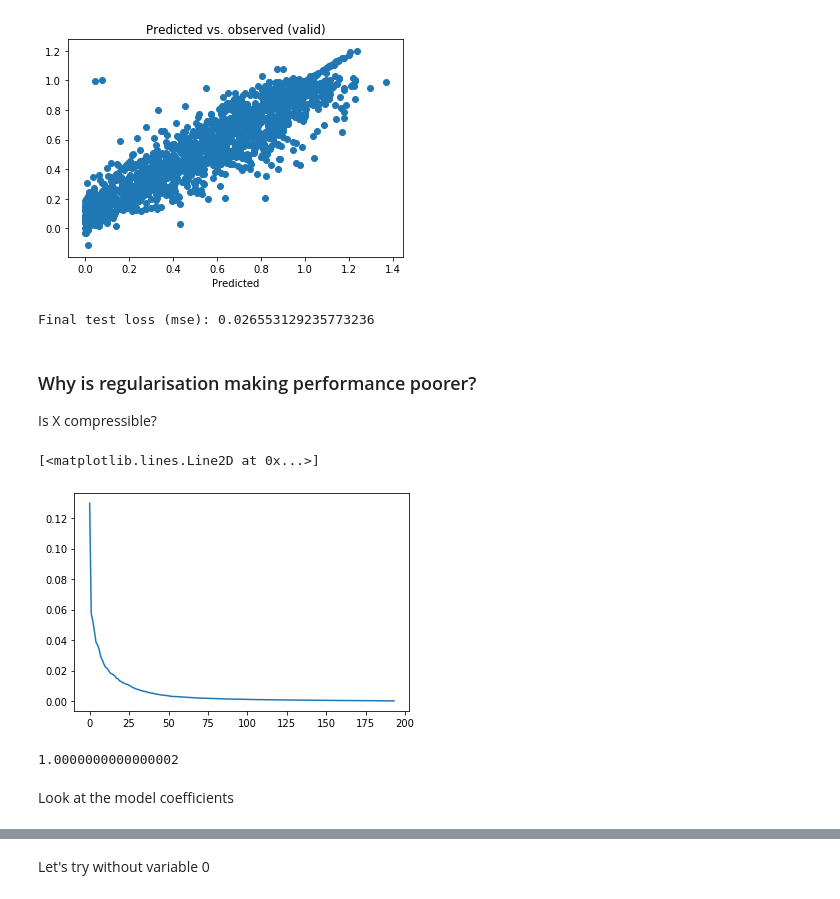
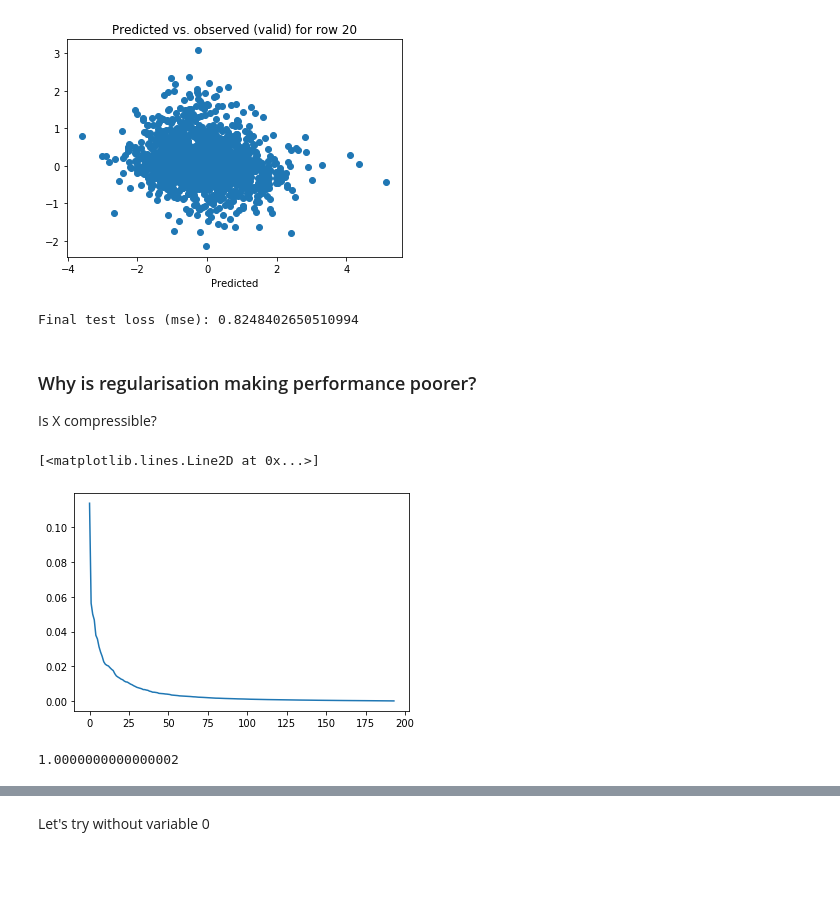
Before and after one commit to notreallyme2/teas, a Jupyter notebook: lasso_baseline.ipynb, the cells around one changed output, grey strips where cells are left out. Saved outputs shown, nothing was run; the diff lists cells and outputs as text; code cells hidden in the pictures; blank space fills up the shorter version.

```diff
--- a/lasso_baseline.ipynb
+++ b/lasso_baseline.ipynb
@@ -16,0 +22,4 @@ X_idx = [i for (i, e) in enumerate(X_bool) if e]
+# %%
+# NORMALIZE
+z_transform = StandardScaler(copy=False)
+z_transform.fit_transform(synthetic_expression_data)
@@ -20,7 +47,7 @@ train, valid, test = (
     synthetic_expression_data.values[500:700, :],
     synthetic_expression_data.values[700:, :])
 # %%
-alphas = np.linspace(0.001, 0.06, num=20)
+alphas = np.linspace(0.01, 0.25, num=20)
 valid_losses = []
 for alpha in alphas:
     print("Computing validation loss for alpha = {}".format(alpha))
@@ -60,17 +96,17 @@ lasso_model = Lasso(alphas[np.argmin(valid_losses)]).fit(train[:, X_bool], train
 # %%
-# plot predicted vs. observed
-Y_hat = lasso_model.predict(valid[:, X_bool])
-plt.scatter(valid[0], Y_hat[0])
+# plot predicted vs. observed for a random row
+idx = np.random.randint(0, valid.shape[0])
+plt.scatter(valid[idx], Y_hat[idx])
 plt.xlabel("Observed")
 plt.xlabel("Predicted")
-plt.title("Predicted vs. observed (valid)");
+plt.title("Predicted vs. observed (valid) for row {}".format(idx));
 # %% [output]
-[figure, old version]
+[figure, new version]
 # %%
 Y_hat = lasso_model.predict(test[:, X_bool])
 print("Final test loss (mse): {}".format(mean_squared_error(Y_hat, test)))
 # %% [output]
-Final test loss (mse): 0.026553129235773236
+Final test loss (mse): 0.8248402650510994
 # %% [markdown]
 ### Why is regularisation making performance poorer?
 Is X compressible?
@@ -82,11 +118,9 @@ pca_model = PCA().fit(train[:, X_bool])
 plt.plot(pca_model.explained_variance_ratio_)
 # %% [output]
 [<matplotlib.lines.Line2D at 0x...>]
-[figure, old version]
+[figure, new version]
 # %%
 # sanity check
 sum(pca_model.explained_variance_ratio_)
 # %% [output]
 1.0000000000000002
-# %% [markdown]
-Look at the model coefficients
```
Also changed, not shown: parts of 33 cells of this notebook, 5 other files.
